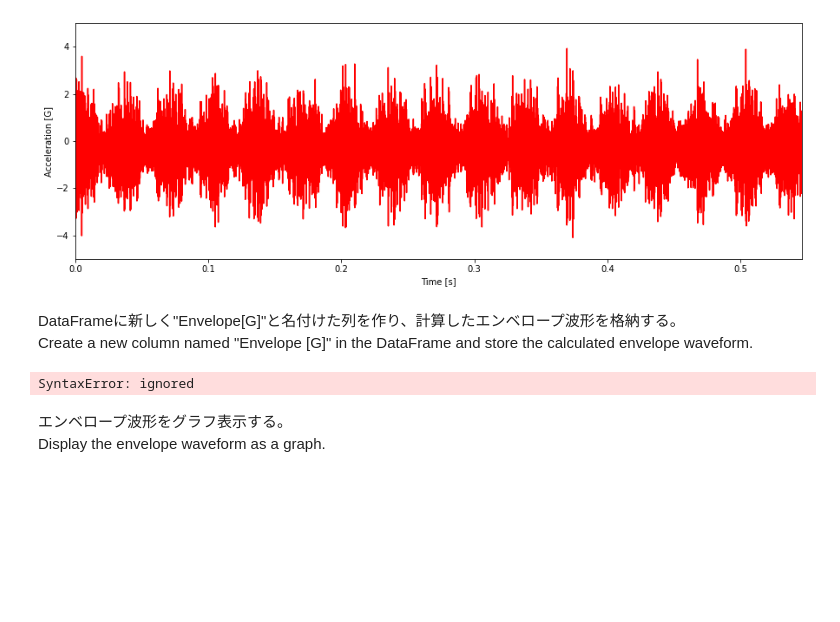
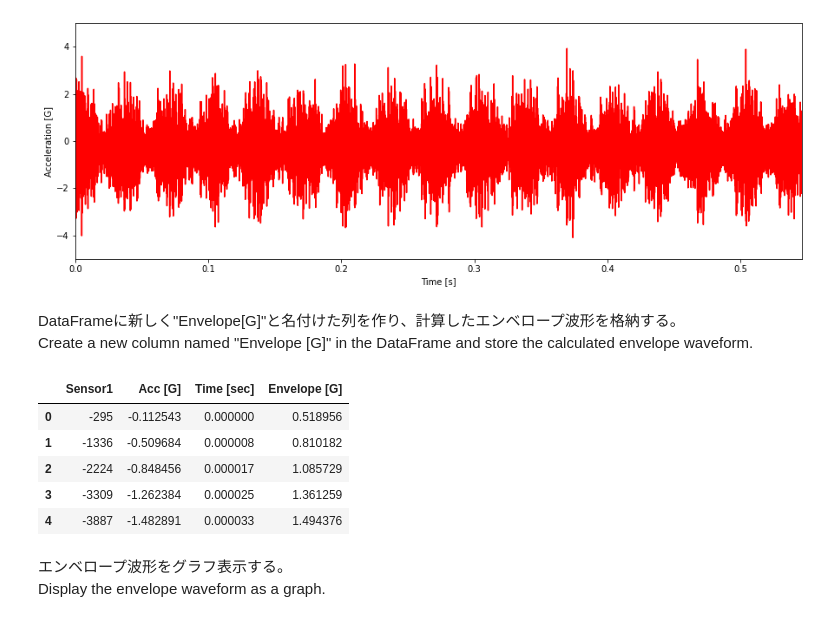
Before and after one commit to ShuheiMimura/Python, a Jupyter notebook: PythonTraining_0002_vibration.ipynb, the cells around one changed output. Cells and saved outputs as stored; diff of their text form; code cells hidden in the pictures; blank space fills up the shorter version.

```diff
--- a/PythonTraining_0002_vibration.ipynb
+++ b/PythonTraining_0002_vibration.ipynb
@@ -120,10 +120,16 @@ plt.ylim([-5,5])
 # %% [markdown]
 DataFrameに新しく"Envelope[G]"と名付けた列を作り、計算したエンベロープ波形を格納する。<br>
 Create a new column named "Envelope [G]" in the DataFrame and store the calculated envelope waveform.
-# %%
-(type your code here)
-# %% [output]
-SyntaxError: ignored
+# %%
+df["Envelope [G]"] = abs(sgl.hilbert(df["Acc [G]"]))
+df.head()
+# %% [output]
+|  | Sensor1 | Acc [G] | Time [sec] | Envelope [G] |
+| 0 | -295 | -0.112543 | 0.000000 | 0.518956 |
+| 1 | -1336 | -0.509684 | 0.000008 | 0.810182 |
+| 2 | -2224 | -0.848456 | 0.000017 | 1.085729 |
+| 3 | -3309 | -1.262384 | 0.000025 | 1.361259 |
+| 4 | -3887 | -1.482891 | 0.000033 | 1.494376 |
 # %% [markdown]
 エンベロープ波形をグラフ表示する。<br>
 Display the envelope waveform as a graph.
```
Also changed, not shown: parts of 2 cells of this notebook.
